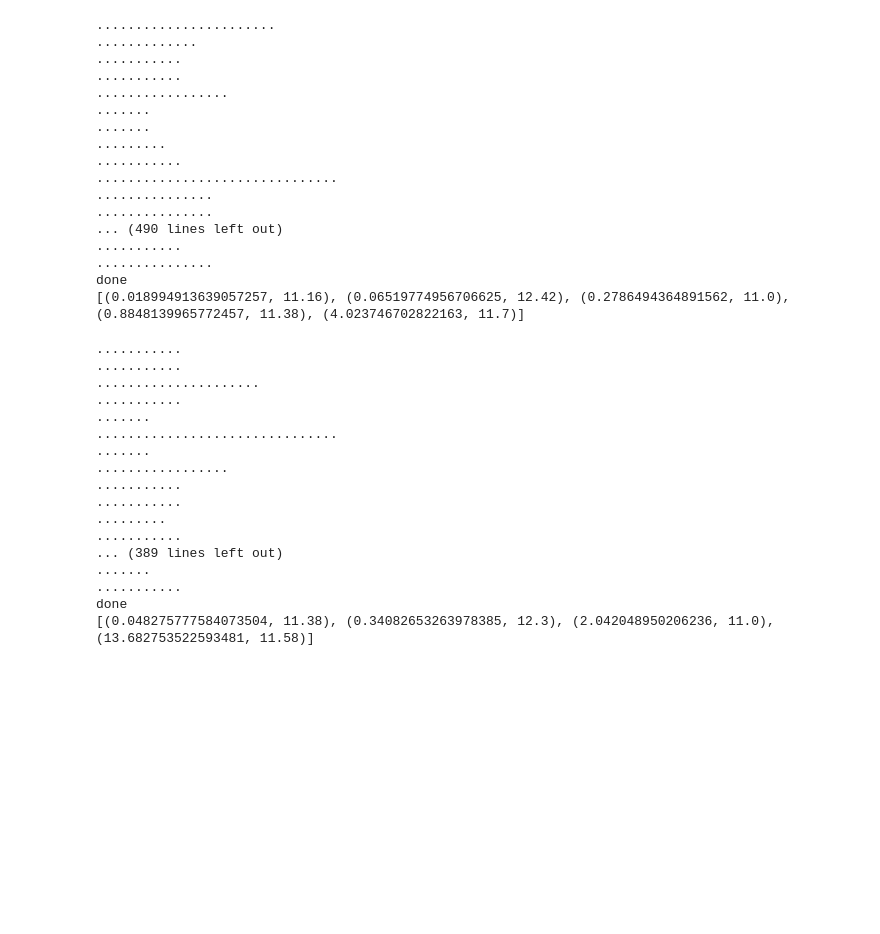
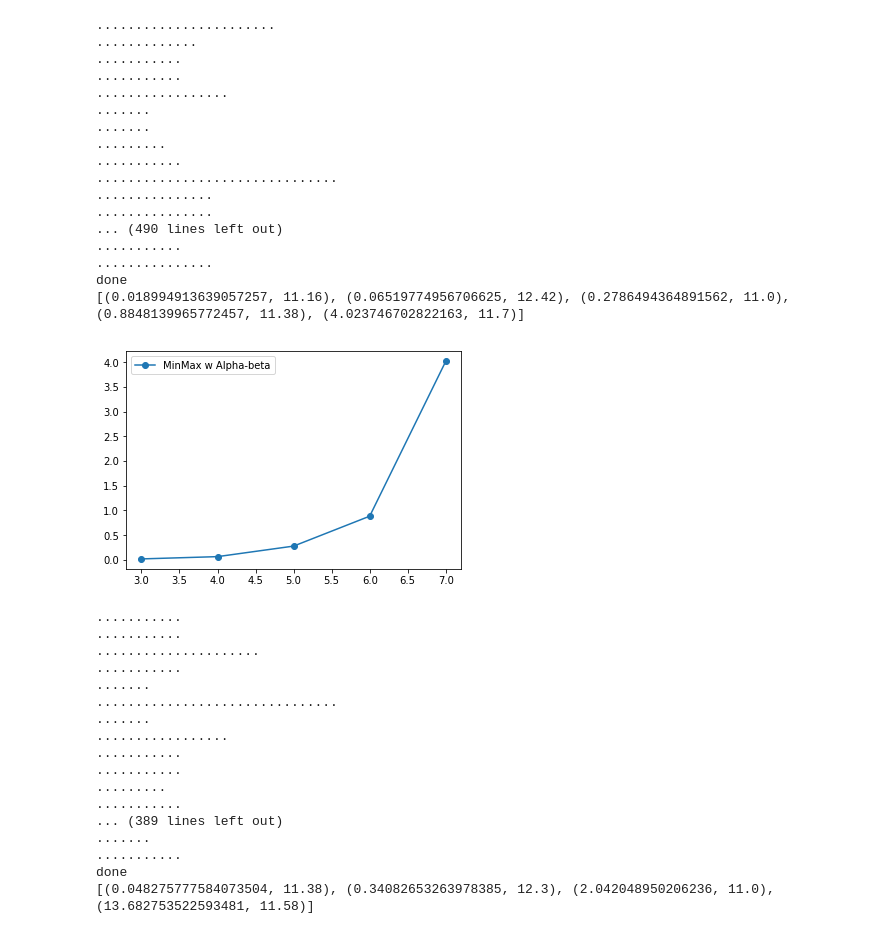
Before and after one commit to gr4cza/Connect4_AI, a Jupyter notebook: notebooks/Measure_agent.ipynb, the cells around one changed output. Cells and saved outputs as stored; diff of their text form; code cells hidden in the pictures; blank space fills up the shorter version.

```diff
--- a/notebooks/Measure_agent.ipynb
+++ b/notebooks/Measure_agent.ipynb
@@ -118,6 +133,14 @@ print(minmaxab)
 ...............
 done
 [(0.018994913639057257, 11.16), (0.06519774956706625, 12.42), (0.2786494364891562, 11.0), (0.8848139965772457, 11.38), (4.023746702822163, 11.7)]
+# %%
+x = [3, 4, 5, 6, 7]
+y = [0.018994913639057257, 0.06519774956706625, 0.2786494364891562, 0.8848139965772457, 4.023746702822163]
+plt.plot(x, y, label="MinMax w Alpha-beta", marker='o')
+plt.legend()
+plt.show()
+# %% [output]
+[figure, added]
 # %%
 from connect4.agent.min_max import MinMaxAgent
 adv = AdvancedScore()
```
Also changed, not shown: parts of 4 cells of this notebook, 3 other files.
